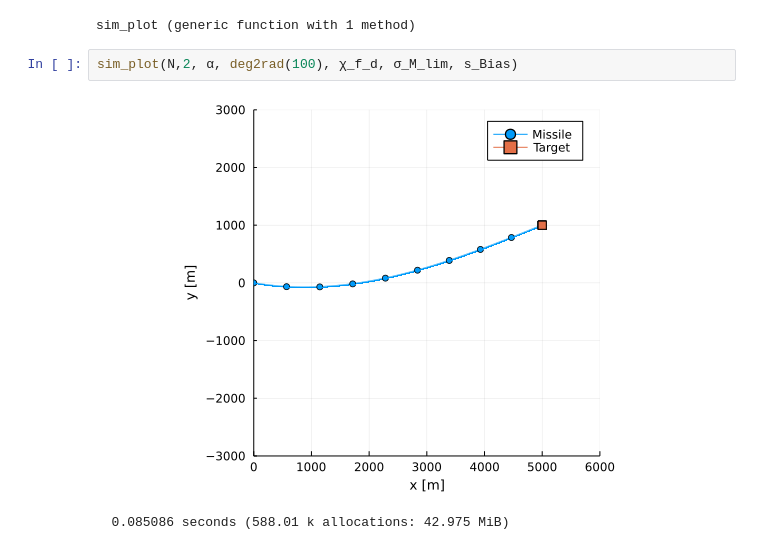
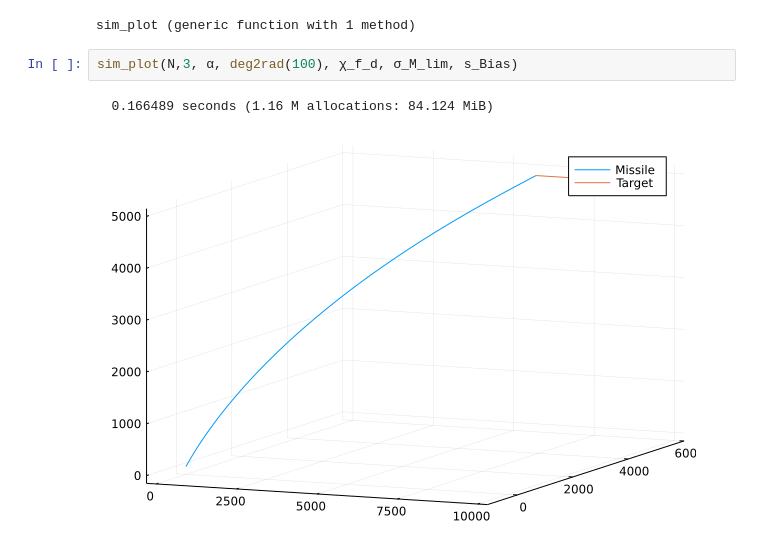
Before and after one commit to nhcho91/FlightGNC.jl, a Jupyter notebook: main/Jupyter_missiles.ipynb, the cells around one changed output. Saved outputs shown, nothing was run; the diff lists cells and outputs as text.

```diff
--- a/main/Jupyter_missiles.ipynb
+++ b/main/Jupyter_missiles.ipynb
@@ -7,7 +14,7 @@ include("sim_missiles.jl")
 # %% [output]
 sim_plot (generic function with 1 method)
 # %%
-sim_plot(N,2, α, deg2rad(100), χ_f_d, σ_M_lim, s_Bias)
+sim_plot(N,3, α, deg2rad(100), χ_f_d, σ_M_lim, s_Bias)
 # %% [output]
+  0.166489 seconds (1.16 M allocations: 84.124 MiB)
-[figure, old version]
+[figure, new version]
-  0.085086 seconds (588.01 k allocations: 42.975 MiB)
```
Also changed, not shown: parts of 1 cell of this notebook, 3 other files.
